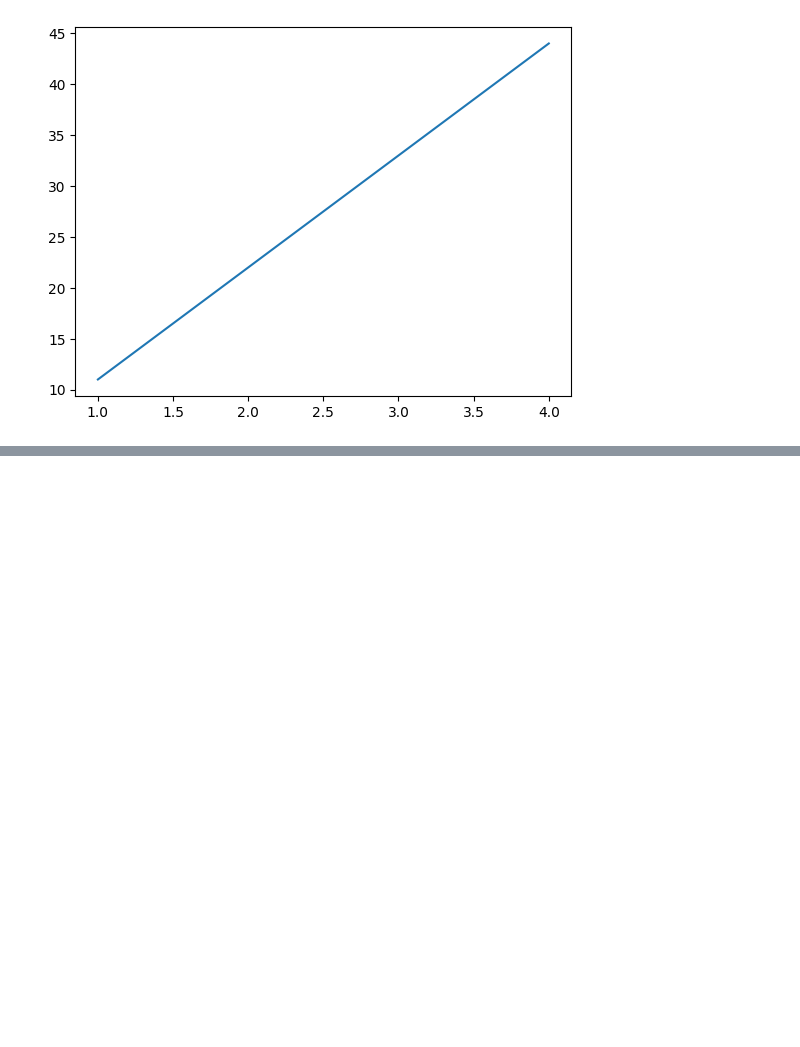
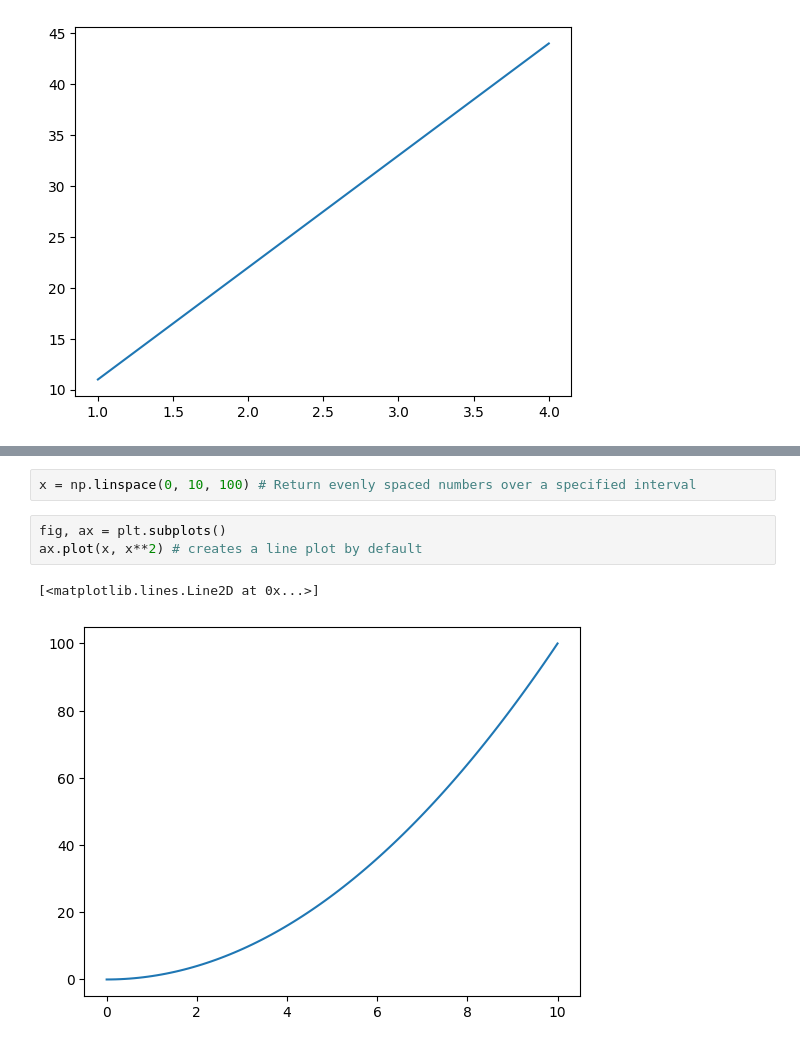
Before and after one commit to Atharva0045/Machine-Learning-ZTM, a Jupyter notebook: Path 1 (ML)/Matplotlib/intro.ipynb, the cells around one changed output, grey strips where cells are left out. Drawn from its saved outputs; the diff is of its cells as text; blank space fills up the shorter version.

Commit message:
Add Matplotlib

```diff
--- a/Path 1 (ML)/Matplotlib/intro.ipynb
+++ b/Path 1 (ML)/Matplotlib/intro.ipynb
@@ -49,0 +68,8 @@ fig, (ax0, ax1) = plt.subplots(nrows=2,
+# %%
+x = np.linspace(0, 10, 100) # Return evenly spaced numbers over a specified interval
+# %%
+fig, ax = plt.subplots()
+ax.plot(x, x**2) # creates a line plot by default
+# %% [output]
+[<matplotlib.lines.Line2D at 0x...>]
+[figure, added]
```
Also changed, not shown: parts of 33 cells of this notebook, 1 other file.
